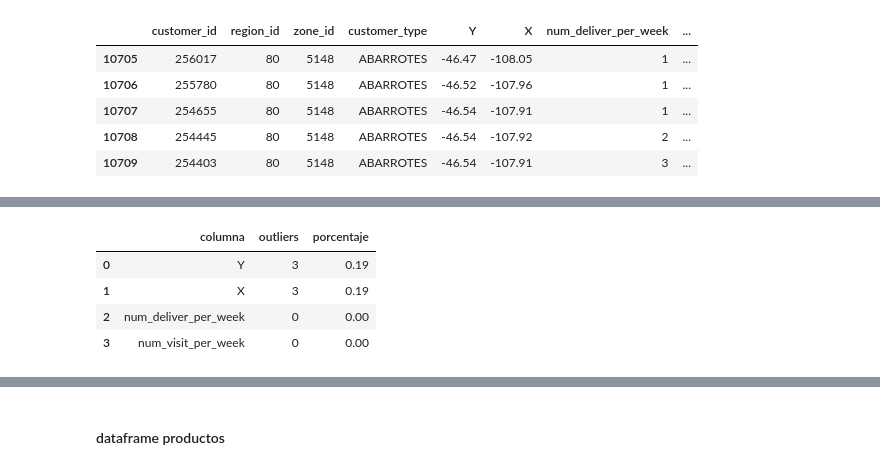
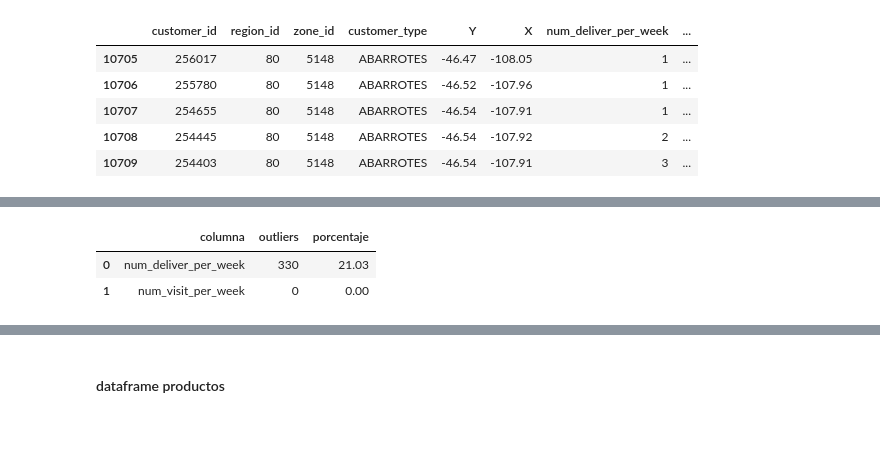
Before and after one commit to onemoremoka/sodaIAdrinks, a Jupyter notebook: datascience_notebook.ipynb, the cells around one changed output, grey strips where cells are left out. Saved outputs shown, nothing was run; the diff lists cells and outputs as text; code cells hidden in the pictures; blank space fills up the shorter version.

```diff
--- a/datascience_notebook.ipynb
+++ b/datascience_notebook.ipynb
@@ -225,8 +225,8 @@ class IQR(BaseEstimator, TransformerMixin):
     self.lambda_ = lambda_
 
   def fit(self, X, y=None):
-      q1 = X.quantile(0.10)
-      q3 = X.quantile(0.90)
+      q1 = X.quantile(0.25) # primer decil
+      q3 = X.quantile(0.75) # noveno decil
       iqr = q3 - q1
       self.lower_bound_ = q1 - self.lambda_ * iqr
       self.upper_bound_ = q3 + self.lambda_ * iqr
@@ -363,11 +448,10 @@ df_clientes.describe()
 # %%
-iqr_transformer = IQR(lambda_=2)
-iqr_transformer.fit(df_clientes.drop(columns=['customer_type', 'customer_id', 'region_id', 'zone_id']))
+# se consideran únicamente las variables numéricas relevantes, excluyendo identificadores y variables categóricas
+iqr_transformer = IQR(lambda_=1)
+iqr_transformer.fit(df_clientes.drop(columns=['customer_type', 'customer_id', 'region_id', 'zone_id', 'X', 'Y']))
 count = iqr_transformer.count_outliers(df_clientes)
 count
 # %% [output]
 |  | columna | outliers | porcentaje |
-| 0 | Y | 3 | 0.19 |
-| 1 | X | 3 | 0.19 |
-| 2 | num_deliver_per_week | 0 | 0.00 |
-| 3 | num_visit_per_week | 0 | 0.00 |
+| 0 | num_deliver_per_week | 330 | 21.03 |
+| 1 | num_visit_per_week | 0 | 0.00 |
```
Also changed, not shown: parts of 20 cells of this notebook, 1 other file.
